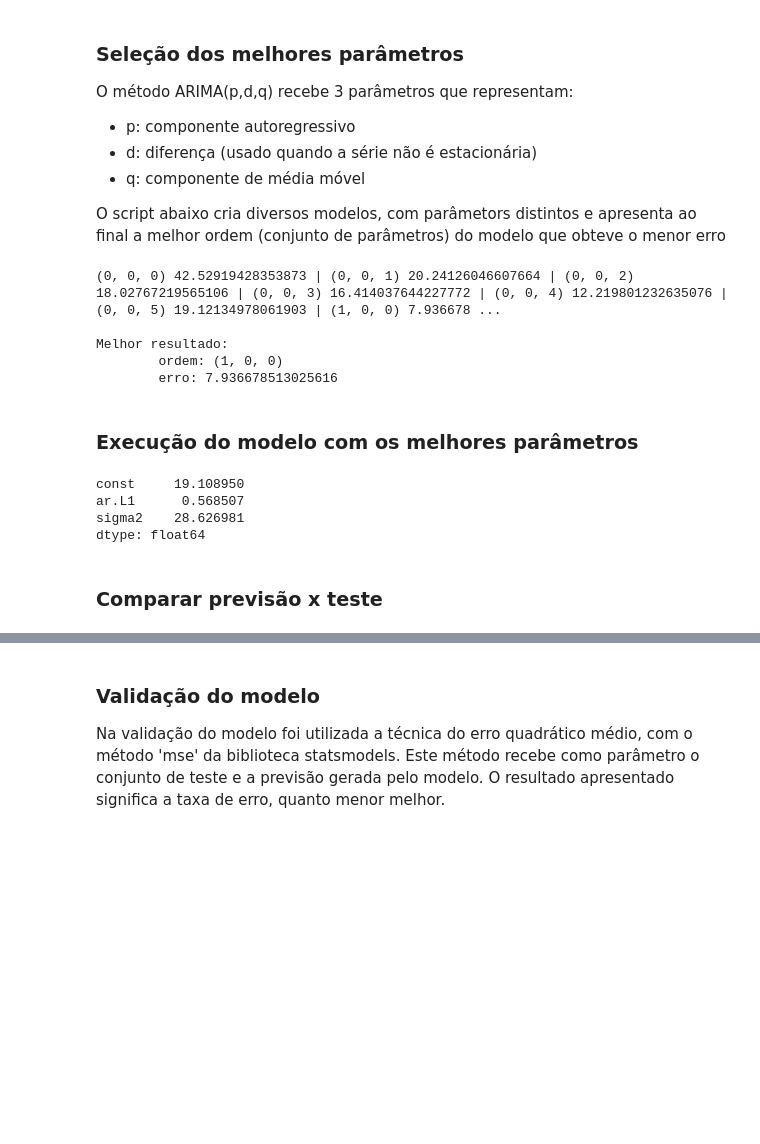
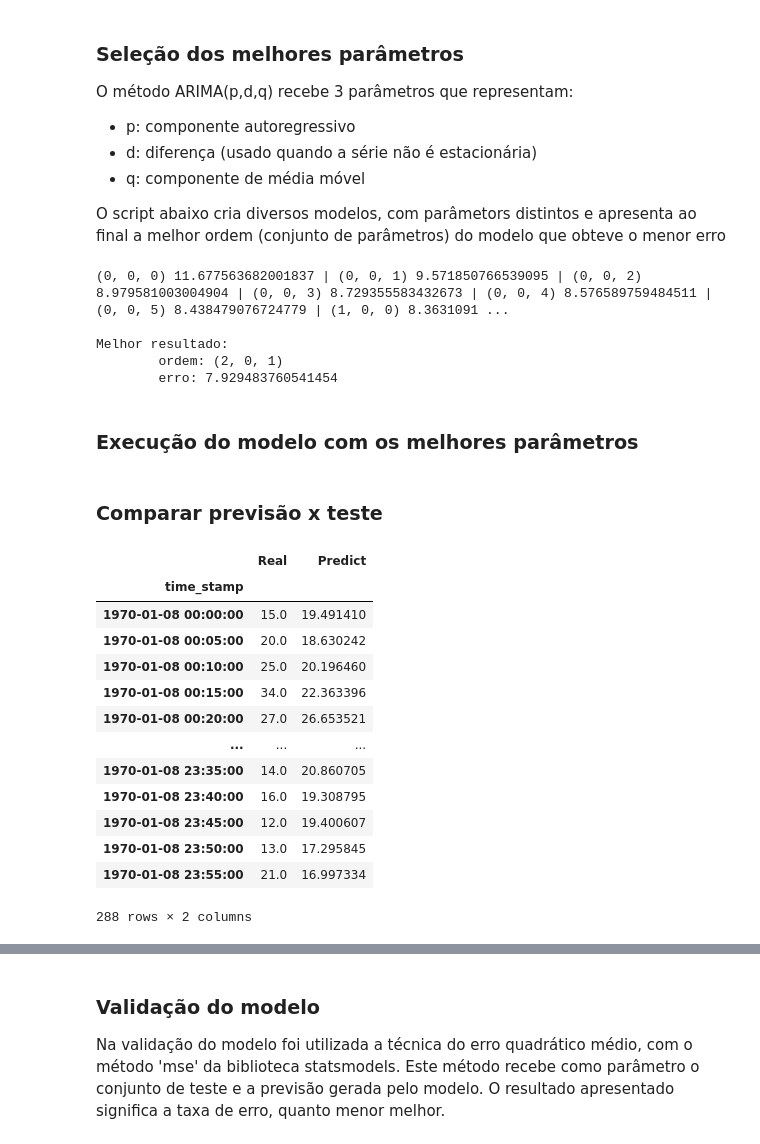
Before and after one commit to dssantos/cloud-predict, a Jupyter notebook: ARIMA103.ipynb, the cells around one changed output, grey strips where cells are left out. Cells and saved outputs as stored; diff of their text form; code cells hidden in the pictures; blank space fills up the shorter version.

```diff
--- a/ARIMA103.ipynb
+++ b/ARIMA103.ipynb
@@ -70,32 +82,32 @@ O script abaixo cria diversos modelos, com parâmetors distintos e apresenta ao
 # %%
 # define alguns valores limites a serem testados
 # neste caso a diferença (d) será zero, pois a série é estacionária
-max_p, max_d, max_q = 12, 0, 5
+max_p = [0,1,2,3,4,5]
+max_d = [0]
+max_q = [0,1,2,3,4,5]
 
 # cria uma lista com todas as combinações possíveis destes parâmetros, observando os limites definidos acima
 orders = []
-for p in range(max_p+1):
-    for d in range(max_d+1):
-        for q in range(max_q+1):
+for p in max_p:
+    for d in max_d:
+        for q in max_q:
             orders.append((p,d,q))
 
 # valida cada modelo
 errors = []
 for order in orders:
-    model_name = f'saved_models/arima_{str_test_perc.replace(".","")}_{"".join(map(str, order))}_{machine.replace(".csv", "")}.pkl'
-    if not os.path.isfile(model_name):
-        # cria e salva um modelo caso não exista
-        model_train = ARIMA(train_set, order=order).fit()
-        model_test = ARIMA(test_set, order=order, enforce_stationarity=False).fit(model_train.params)
-        model_test.save(model_name)
-        print(f"Modelo salvo em: '{model_name}' ")
-    else:
-        # carrega um modelo salvo
-        model_test = ARIMAResults.load(model_name)
+    # faz previsões
+    X = [x for x in train_set]
+    predictions = list()
+    for i in range(len(test_set)):
+        model = ARIMA(X, order=order, enforce_stationarity=False)
+        model_fit = model.fit()
+        predict = model_fit.forecast()[0]
+        predictions.append(predict)
+        X.append(test_set[i])
 
-    # guarda os erros de cada modelo em uma lista
-    predict_set = model_test.predict().shift(-1)[:-1]
-    error = mse(test_set[:-1], predict_set)
+    # guarda os erros de cada previsão em uma lista
+    error = np.sqrt(mean_squared_error(test_set, predictions))
     errors.append(error)
     print(order, error, end = ' | ')
 
@@ -106,25 +118,44 @@ for order, error in zip(orders, errors):
     best_order = order if error == best_error else best_order
 print(f'\n\nMelhor resultado:\n\tordem: {best_order}\n\terro: {best_error}')
 # %% [output]
-(0, 0, 0) 42.52919428353873 | (0, 0, 1) 20.24126046607664 | (0, 0, 2) 18.02767219565106 | (0, 0, 3) 16.414037644227772 | (0, 0, 4) 12.219801232635076 | (0, 0, 5) 19.12134978061903 | (1, 0, 0) 7.936678 ...
+(0, 0, 0) 11.677563682001837 | (0, 0, 1) 9.571850766539095 | (0, 0, 2) 8.979581003004904 | (0, 0, 3) 8.729355583432673 | (0, 0, 4) 8.576589759484511 | (0, 0, 5) 8.438479076724779 | (1, 0, 0) 8.3631091 ...
 
 Melhor resultado:
-        ordem: (1, 0, 0)
-        erro: 7.936678513025616
+        ordem: (2, 0, 1)
+        erro: 7.929483760541454
 # %% [markdown]
 ### Execução do modelo com os melhores parâmetros
 # %%
 # modelo ARIMA
-order=best_order
-model_train = ARIMA(train_set, order=order).fit()
-model_test = ARIMA(test_set, order=order).fit(model_train.params)
-model_test.params
+# faz previsões com a melhor ordem
+order = best_order
+X = [x for x in train_set]
+predictions = list()
+for i in range(len(test_set)):
+    model = ARIMA(X, order=order, enforce_stationarity=False)
+    model_fit = model.fit()
+    predict = model_fit.forecast()[0]
+    predictions.append(predict)
+    X.append(test_set[i])
-# %% [output]
-const     19.108950
-ar.L1      0.568507
-sigma2    28.626981
-dtype: float64
 # %% [markdown]
 ### Comparar previsão x teste
+# %%
+results = pd.DataFrame({'Real':test_set, 'Predict':predictions})
+results
+# %% [output]
+|  | Real | Predict |
+| time_stamp |  |  |
+| 1970-01-08 00:00:00 | 15.0 | 19.491410 |
+| 1970-01-08 00:05:00 | 20.0 | 18.630242 |
+| 1970-01-08 00:10:00 | 25.0 | 20.196460 |
+| 1970-01-08 00:15:00 | 34.0 | 22.363396 |
+| 1970-01-08 00:20:00 | 27.0 | 26.653521 |
+| ... | ... | ... |
+| 1970-01-08 23:35:00 | 14.0 | 20.860705 |
+| 1970-01-08 23:40:00 | 16.0 | 19.308795 |
+| 1970-01-08 23:45:00 | 12.0 | 19.400607 |
+| 1970-01-08 23:50:00 | 13.0 | 17.295845 |
+| 1970-01-08 23:55:00 | 21.0 | 16.997334 |
+288 rows × 2 columns
 # %%
 # compara a previsão com o conjunto de teste
```
Also changed, not shown: parts of 11 cells of this notebook, 2 other files.
